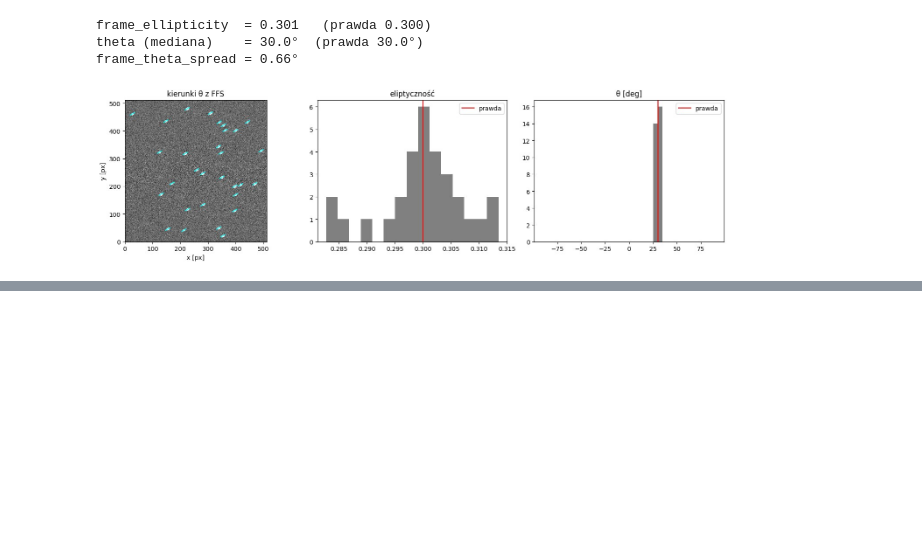
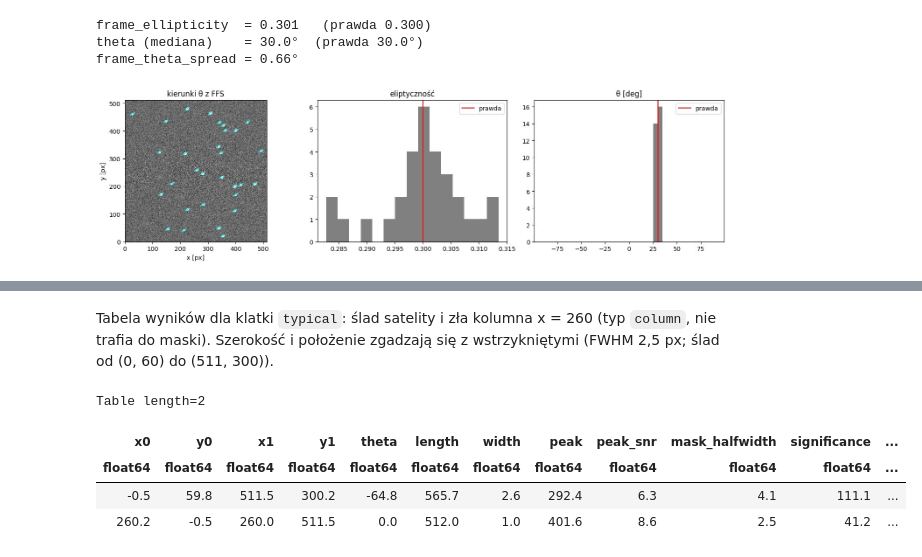
Before and after one commit to araucaria-project/pyaraucaria, a Jupyter notebook: examples/ffs_tests.ipynb, the cells around one changed output, grey strips where cells are left out. Saved outputs shown, nothing was run; the diff lists cells and outputs as text; code cells hidden in the pictures; blank space fills up the shorter version.

```diff
--- a/examples/ffs_tests.ipynb
+++ b/examples/ffs_tests.ipynb
@@ -175,0 +207,18 @@ plt.tight_layout()
+# %% [markdown]
+Tabela wyników dla klatki `typical`: ślad satelity i zła kolumna x = 260 (typ `column`,
+nie trafia do maski). Szerokość i położenie zgadzają się z wstrzykniętymi (FWHM 2,5 px;
+ślad od (0, 60) do (511, 300)).
+# %%
+frame, table, mask = results["jasny ślad + zła kolumna (typical)"]
+tab = table["x0", "y0", "x1", "y1", "theta", "length", "width", "peak", "peak_snr",
+            "mask_halfwidth", "significance", "kind"]
+tab["theta"] = np.rad2deg(tab["theta"])
+for c in tab.colnames[:-1]:
+    tab[c].format = ".1f"
+tab
+# %% [output]
+Table length=2
+| x0 | y0 | x1 | y1 | theta | length | width | peak | peak_snr | mask_halfwidth | significance | ... |
+| float64 | float64 | float64 | float64 | float64 | float64 | float64 | float64 | float64 | float64 | float64 | ... |
+| -0.5 | 59.8 | 511.5 | 300.2 | -64.8 | 565.7 | 2.6 | 292.4 | 6.3 | 4.1 | 111.1 | ... |
+| 260.2 | -0.5 | 260.0 | 511.5 | 0.0 | 512.0 | 1.0 | 401.6 | 8.6 | 2.5 | 41.2 | ... |
```
Also changed, not shown: parts of 11 cells of this notebook, 9 other files.
